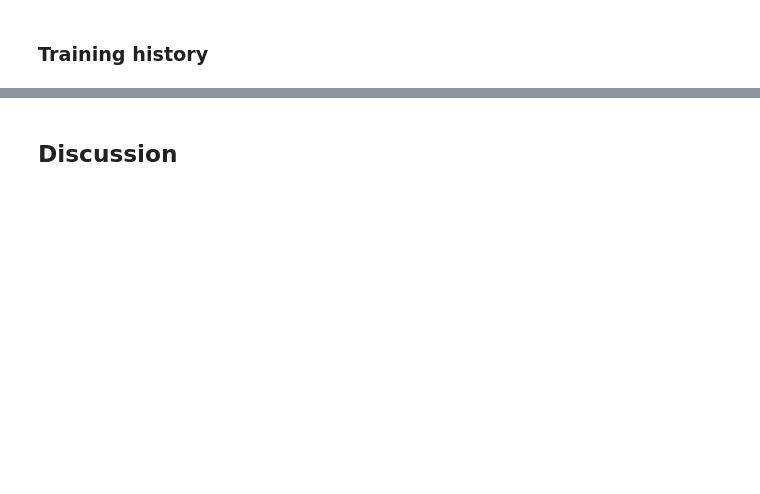
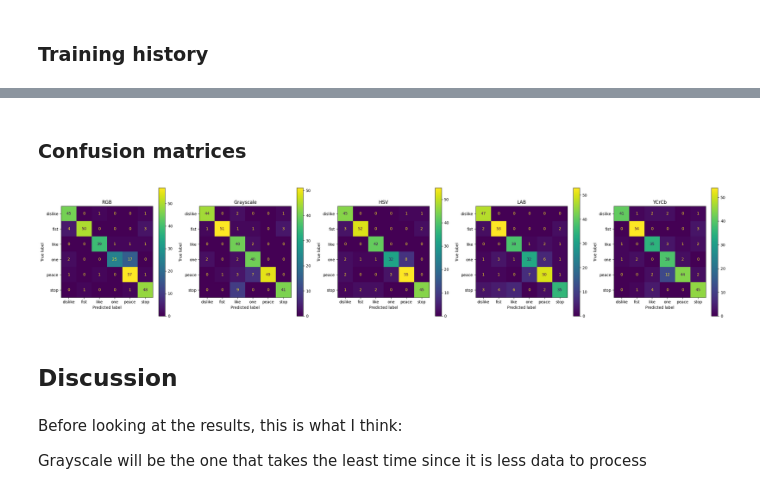
Before and after one commit to ITT-26/assignment-05-cnn-martinarobyculasso, a Jupyter notebook: 01-hyperparameters/image_color_mode.ipynb, the cells around one changed output, grey strips where cells are left out. Drawn from its saved outputs; the diff is of its cells as text; code cells hidden in the pictures; blank space fills up the shorter version.

```diff
--- a/01-hyperparameters/image_color_mode.ipynb
+++ b/01-hyperparameters/image_color_mode.ipynb
@@ -471,3 +511,6 @@ val_accuracy: 0.9400 | val_loss: 0.1951 | inference_time: 50.34ms
+# %%
+for cs_name, res in results.items():
+    res['model'].save(f'model_{cs_name.lower()}.keras')
 # %% [markdown]
 ## Result visualization
 # %% [markdown]
@@ -527,2 +575,19 @@ plt.show()
+# %% [markdown]
+### Confusion matrices
+# %%
+fig, axes = plt.subplots(1, 5, figsize=(25, 5))
+
+for ax, (cs_name, res) in zip(axes, results.items()):
+    ConfusionMatrixDisplay(res['conf_matrix'], display_labels=label_names).plot(ax=ax)
+    ax.set_title(cs_name)
+
+plt.tight_layout()
+plt.show()
+# %% [output]
+[figure, added]
 # %% [markdown]
 ## Discussion
+# %% [markdown]
+Before looking at the results, this is what I think:
+
+Grayscale will be the one that takes the least time since it is less data to process
```
Also changed, not shown: parts of 11 cells of this notebook, 5 other files.
